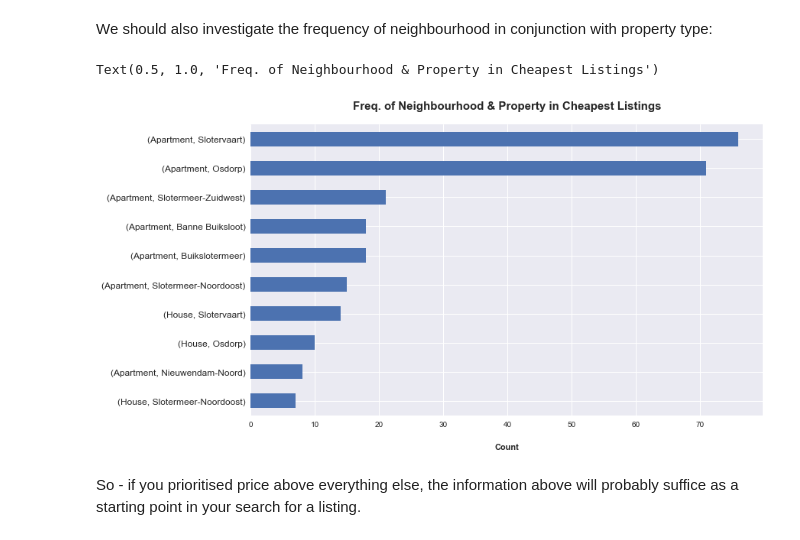
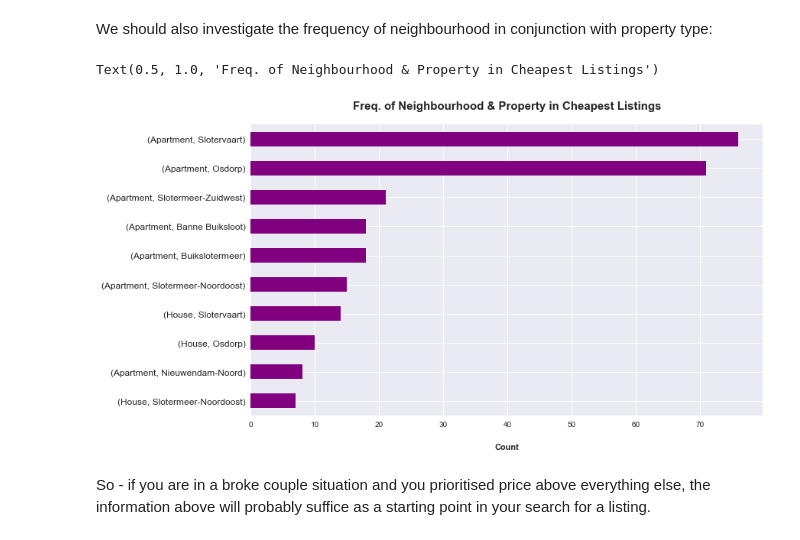
Before and after one commit to Chatresabarkah/AirBnB-EDA, a Jupyter notebook: Noob-EDA-AirBnB.ipynb, the cells around one changed output. Cells and saved outputs as stored; diff of their text form; code cells hidden in the pictures.

```diff
--- a/Noob-EDA-AirBnB.ipynb
+++ b/Noob-EDA-AirBnB.ipynb
@@ -33,8 +34,8 @@ listings_raw.shape
 # %% [markdown]
 Since the dataset has too much columns, let's narrow it down to the most relevant ones
 # %%
-colnames = ["id", "listing_url", "price","review_scores_rating", "number_of_reviews", "name","neighbourhood","beds",
-            "bathrooms", "property_type","room_type", "accommodates", "minimum_nights", "availability_365",
+colnames = ["id", "listing_url", "price", "name","neighbourhood","beds",
+            "bathrooms", "property_type", "accommodates",
             "latitude", "longitude"]
 
 listings = listings_raw[colnames]
@@ -217,14 +211,14 @@ We should also investigate the frequency of neighbourhood in conjunction with pr
 # %%
 plt.figure(figsize=(12,7))
 cols = ["property_type","neighbourhood"]
-cheapest_listings[cols].value_counts().head(10).plot(kind='barh').invert_yaxis()
+cheapest_listings[cols].value_counts().head(10).plot(kind='barh', color='purple').invert_yaxis()
 
 plt.yticks(fontsize = 12, rotation = 0)
 plt.ylabel(None)
 plt.xlabel('Count', labelpad=20, fontweight='bold')
 plt.title('Freq. of Neighbourhood & Property in Cheapest Listings', fontsize= 15, fontweight = 'bold', pad = 20)
 # %% [output]
 Text(0.5, 1.0, 'Freq. of Neighbourhood & Property in Cheapest Listings')
-[figure, old version]
+[figure, new version]
 # %% [markdown]
-So - if you prioritised price above everything else, the information above will probably suffice as a starting point in your search for a listing.
+So - if you are in a broke couple situation and you prioritised price above everything else, the information above will probably suffice as a starting point in your search for a listing.
```
Also changed, not shown: parts of 7 cells of this notebook.
